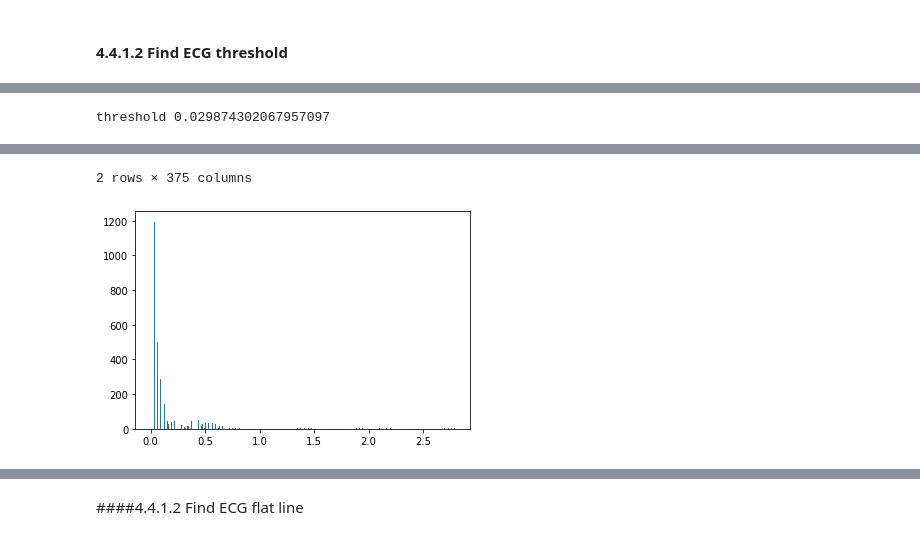
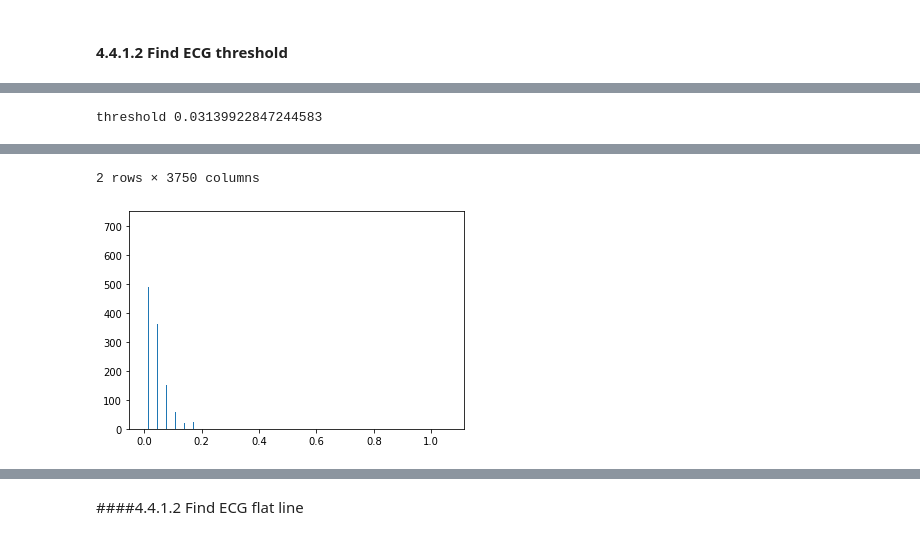
Before and after one commit to supertime1/Afib_PPG, a Jupyter notebook: Afib_Data_Clean.ipynb, the cells around one changed output, grey strips where cells are left out. Cells and saved outputs as stored; diff of their text form; code cells hidden in the pictures.

```diff
--- a/Afib_Data_Clean.ipynb
+++ b/Afib_Data_Clean.ipynb
@@ -236,11 +234,11 @@ array([0.06431819, 0.        , 0.03062771, ..., 0.        , 0.03369048,
 # %%
 #plot the histogram and find the threshold
-histogram = plt.hist(ECG_signal_diff1,bins=int(len(ECG_signal_diff1)/10))
+histogram = plt.hist(ECG_signal_diff1,bins=int(len(ECG_signal_diff1)))
 histogram
 max_index = np.argmax(histogram[0])
 threshold = histogram[1][max_index]
 print("threshold", threshold)
 pd.DataFrame(histogram)[0:2]
 # %% [output]
-threshold 0.029874302067957097
+threshold 0.03139922847244583
 |  | 0 | 1 | 2 | 3 | 4 | 5 | 6 | 7 | 8 | 9 | ... | ... |
@@ -249,5 +247,5 @@ threshold 0.029874302067957097
-2 rows × 375 columns
+2 rows × 3750 columns
-[figure, old version]
+[figure, new version]
 # %%
 #take a look at another normalized example that has flat line regions
 ECG_fl_sample2 = sklearn.preprocessing.scale(ECG_raw_signals[0])
```
Also changed, not shown: parts of 42 cells of this notebook.
